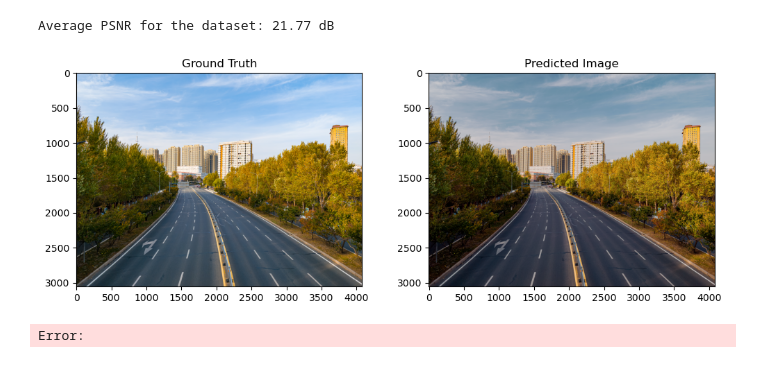
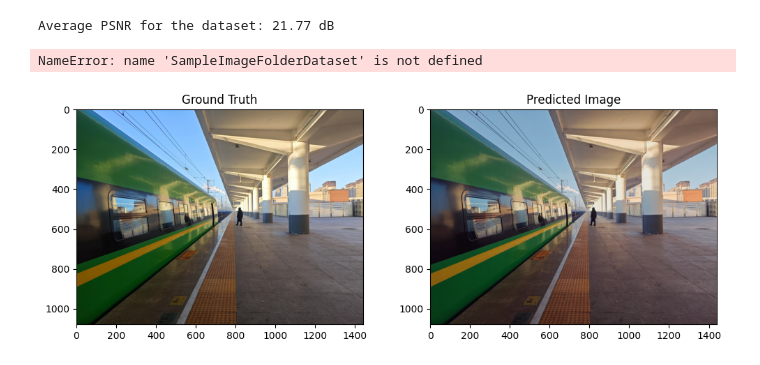
Before and after one commit to SongZihui-sudo/digitalFilm, a Jupyter notebook: DigitalFilm.ipynb, the cells around one changed output. Saved outputs shown, nothing was run; the diff lists cells and outputs as text; code cells hidden in the pictures.

```diff
--- a/DigitalFilm.ipynb
+++ b/DigitalFilm.ipynb
@@ -576,12 +577,12 @@ optimizer = optim.Adam(other_pre_train_model.parameters(), lr=0.0001)
 loss_function = torch.nn.SmoothL1Loss(reduction='mean')
 pre_train_pre_epochs = 0
 # %%
-checkpoint = torch.load("models/转换器/final_gold_200_training_600.pt")
+checkpoint = torch.load("./app/kodark_gold_200.pt", map_location=device)
+device = torch.device("cuda" if torch.cuda.is_available() else "cpu")
 
 # 恢复模型和优化器状态
 other_pre_train_model.load_state_dict(checkpoint['model_state_dict'])
 optimizer.load_state_dict(checkpoint['optimizer_state_dict'])
-device = torch.device("cuda" if torch.cuda.is_available() else "cpu")
 other_pre_train_model = other_pre_train_model.to(device)
 other_pre_train_model.eval()
 pre_train_pre_epochs = checkpoint['epoch']
@@ -664,36 +665,37 @@ Average PSNR for the dataset: 22.50 dB
 checkpoint: 600 saved.
 Average PSNR for the dataset: 21.77 dB
 # %%
-SampleDataset = SampleImageFolderDataset("D:/data/微调数据集/测试照片", transform)
+SampleDataset = SampleImageFolderDataset("D:/胶片数据集/柯达金200/测试照片", transform)
 SampleDataloader = DataLoader(SampleDataset, batch_size=6, shuffle=False)
+# %% [output]
+NameError: name 'SampleImageFolderDataset' is not defined
 # %%
 # 测试阶段：展示结果
 with torch.no_grad():
     other_pre_train_model.eval()
     img1 = SampleDataset[0]  # 取一个示例
-    img1 = img1.unsqueeze(0).cuda()  # 增加批量维度
+    img1 = img1.unsqueeze(0)  # 增加批量维度
+    img1 = img1.to(device)
     output = other_pre_train_model(img1)
     # 将结果从 Tensor 转换回图片
     output_img = postprocess_image(output)
 
     img1 = img1.squeeze(0).cpu().numpy().transpose(1, 2, 0)
 
     # 使用 matplotlib 显示图片
     fig, axes = plt.subplots(1, 2, figsize=(12, 4))
     axes[0].imshow(img1)
     axes[0].set_title("Ground Truth")
     axes[1].imshow(output_img)
     axes[1].set_title("Predicted Image")
     plt.show()
 # %% [output]
-[figure, old version]
+[figure, new version]
 # %%
 output_img.save("./first_film_4.jpg")
 # %%
-process_images("D:/data/微调数据集/输出", other_pre_train_model, noise=False, SampleDataset = SampleDataset,
+process_images("D:/胶片数据集/柯达金200/输出", other_pre_train_model, noise=True, SampleDataset = SampleDataset,
                         noise_intensity=0.03,
                         blur_radius=1,
                         blur_sigma=0.5,
                         dark_boost=0.3)
-# %% [output]
-Error:
```
Also changed, not shown: parts of 4 cells of this notebook, 11 other files.
